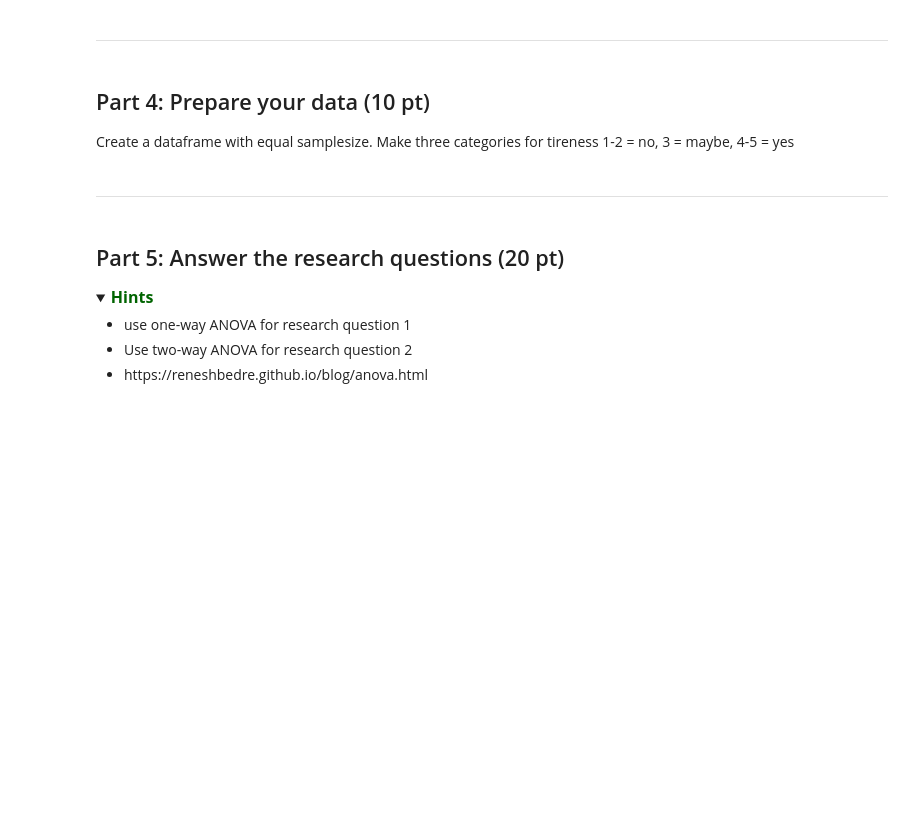
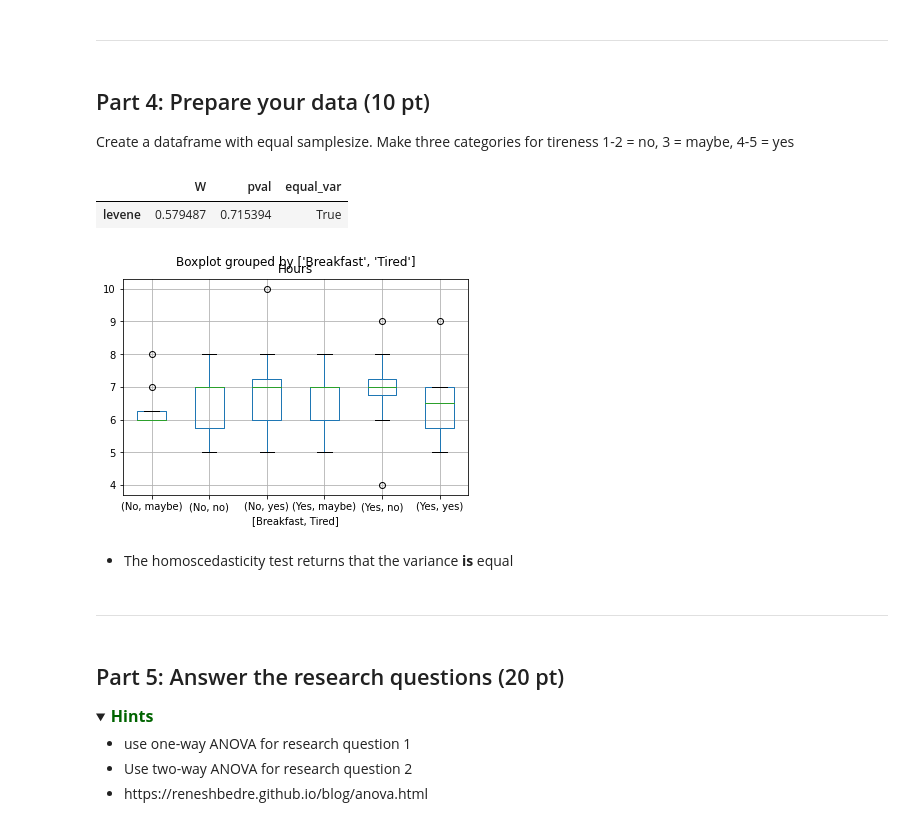
Before and after one commit to Magiduck/Programming1, a Jupyter notebook: assessments/Assignment_week_05.ipynb, the cells around one changed output. Saved outputs shown, nothing was run; the diff lists cells and outputs as text; code cells hidden in the pictures; folded sections open; blank space fills up the shorter version.

```diff
--- a/assessments/Assignment_week_05.ipynb
+++ b/assessments/Assignment_week_05.ipynb
@@ -383,3 +386,17 @@ Create a dataframe with equal samplesize. Make three categories for tireness 1-2
+# %%
+#your solution here
+eq_sample_size = df.groupby(['Breakfast', 'Tired'])['Hours']
+eq_sample_size = eq_sample_size.apply(lambda x: x.sample(8)).reset_index()
+eq_sample_size = eq_sample_size.drop('level_2', axis=1)
+eq_sample_size['group'] = eq_sample_size[['Breakfast', 'Tired']].agg('-'.join, axis=1)
+eq_sample_size.boxplot(by=['Breakfast', 'Tired'])
+pg.homoscedasticity(eq_sample_size,dv='Hours',group='group')
+# %% [output]
+|  | W | pval | equal_var |
+| levene | 0.579487 | 0.715394 | True |
+[figure, added]
+# %% [markdown]
+- The homoscedasticity test returns that the variance __is__ equal
 # %% [markdown]
 ---
 # %% [markdown]
```
Also changed, not shown: parts of 16 cells of this notebook.
